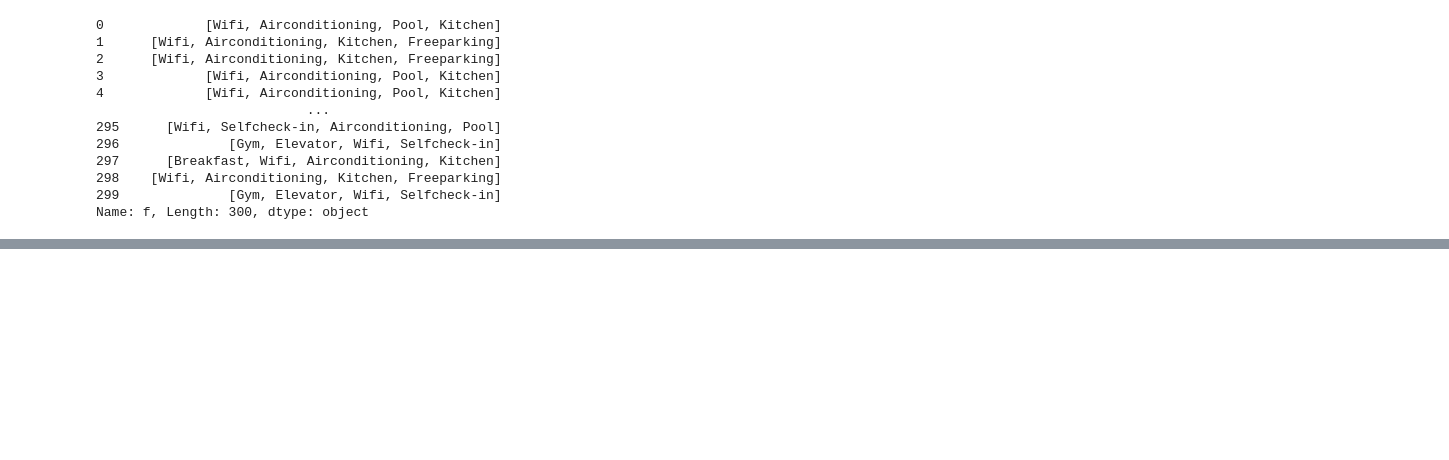
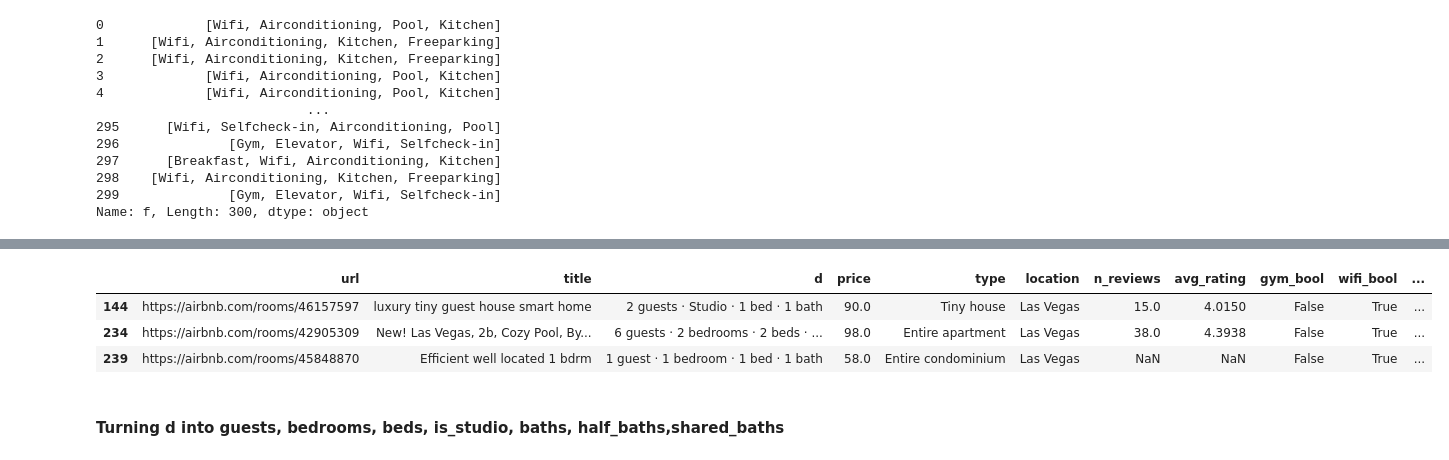
Before and after one commit to gumdropsteve/intro_to_python, a Jupyter notebook: day_08/01_expanding_data_with_pandas.ipynb, the cells around one changed output, grey strips where cells are left out. Saved outputs shown, nothing was run; the diff lists cells and outputs as text; code cells hidden in the pictures; blank space fills up the shorter version.

```diff
--- a/day_08/01_expanding_data_with_pandas.ipynb
+++ b/day_08/01_expanding_data_with_pandas.ipynb
@@ -521,0 +570,6 @@ df.sample(2)
+# %%
+df['e'] = df.e.str.split(' ', expand=True)[0].str.slice(1).astype(np.float)
+
+df = df.rename({'e':'price'}, axis=1)
+
+df
@@ -539,0 +623,21 @@ Name: f, Length: 300, dtype: object
+# %%
+# replace f column with list version of f column
+df['f'] = df.f.str.split('·')
+
+# lists of possible amenities and their boolean columns
+possible_amenities = ['Gym', 'Wifi', 'Self check-in', 'Air conditioning', 'Pets allowed', 'Indoor fireplace',
+                      'Hot tub', 'Free parking', 'Pool', 'Kitchen', 'Breakfast', 'Elevator', 'Washer', 'Dryer',
+                      'Heating', 'Waterfront', 'Dishwasher', 'Beachfront', 'Ski-in/Ski-out']
+
+bool_column_amenities = ["gym_bool", "wifi_bool", "self_check_in_bool", "air_conditioning_bool", "pets_allowed_bool",
+                         "indoor_fireplace_bool", "hot_tub_bool", "free_parking_bool", "pool_bool", "kitchen_bool",
+                         "breakfast_bool", "elevator_bool", "washer_bool", "dryer_bool", "heating_bool", "waterfront_bool",
+                         "dishwasher_bool", "beachfront_bool", "ski_in_ski_out_bool"]
+
+# go through the list of amenities / columns
+for i in range(len(bool_column_amenities)):
+
+    df[bool_column_amenities[i]] = df['f'].apply(lambda x: possible_amenities[i] in x)
+
+
+df
@@ -539,0 +681,11 @@ Name: f, Length: 300, dtype: object
+# %%
+df = df.drop('f', axis=1)
+
+df.sample(3)
+# %% [output]
+|  | url | title | d | price | type | location | n_reviews | avg_rating | gym_bool | wifi_bool | ... |
+| 144 | https://airbnb.com/rooms/46157597 | luxury tiny guest house smart home | 2 guests · Studio · 1 bed · 1 bath | 90.0 | Tiny house | Las Vegas | 15.0 | 4.0150 | False | True | ... |
+| 234 | https://airbnb.com/rooms/42905309 | New! Las Vegas, 2b, Cozy Pool, By... | 6 guests · 2 bedrooms · 2 beds · ... | 98.0 | Entire apartment | Las Vegas | 38.0 | 4.3938 | False | True | ... |
+| 239 | https://airbnb.com/rooms/45848870 | Efficient well located 1 bdrm | 1 guest · 1 bedroom · 1 bed · 1 bath | 58.0 | Entire condominium | Las Vegas | NaN | NaN | False | True | ... |
+# %% [markdown]
+#### Turning d into guests, bedrooms, beds, is_studio, baths, half_baths,shared_baths
```
Also changed, not shown: parts of 19 cells of this notebook.
